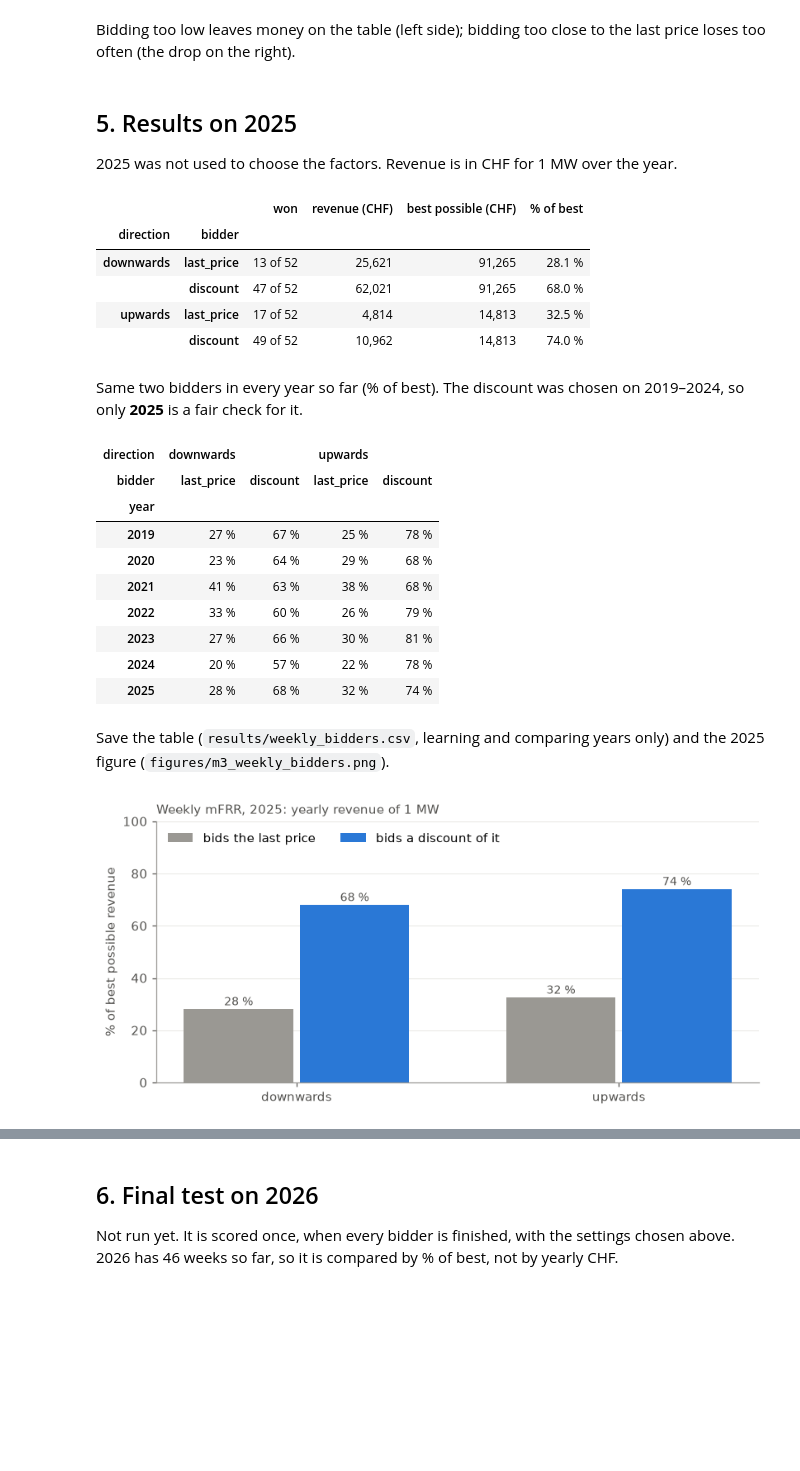
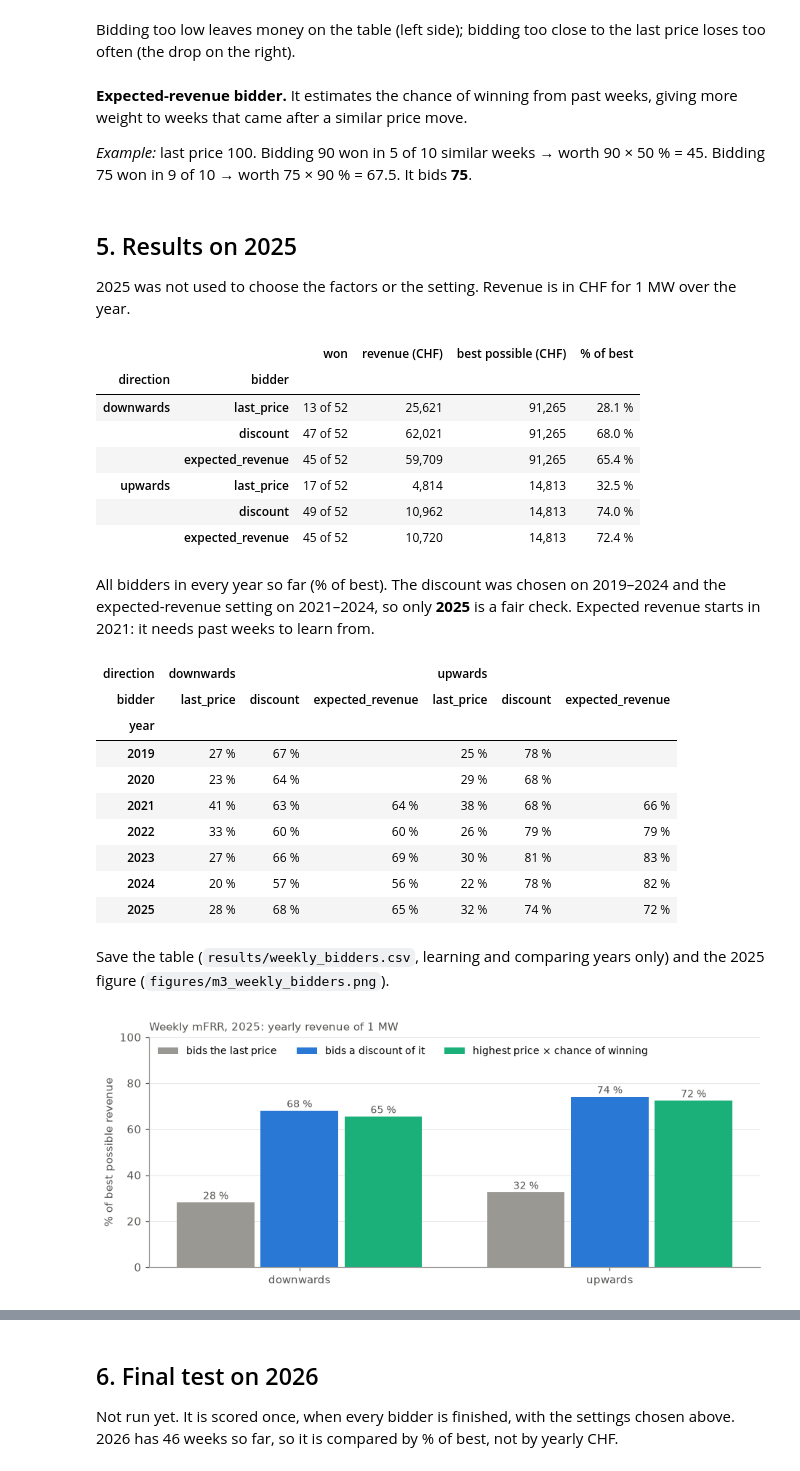
Before and after one commit to carolinaaraujo23/Swissgrid-reserve-price-forecast, a Jupyter notebook: notebooks/m3_bidding_agent.ipynb, the cells around one changed output, grey strips where cells are left out. Saved outputs shown, nothing was run; the diff lists cells and outputs as text; code cells hidden in the pictures; blank space fills up the shorter version.

Commit message:
feat: add expected-revenue bidder

```diff
--- a/notebooks/m3_bidding_agent.ipynb
+++ b/notebooks/m3_bidding_agent.ipynb
@@ -163,17 +164,24 @@ factor chosen on 2019-2024: {'downwards': 0.74, 'upwards': 0.8}
 [figure]
 # %% [markdown]
 Bidding too low leaves money on the table (left side); bidding too close to the last price loses too often (the drop on the right).
+# %% [markdown]
+**Expected-revenue bidder.** It estimates the chance of winning from past weeks, giving more weight to weeks that came after a similar price move.
+
+*Example:* last price 100. Bidding 90 won in 5 of 10 similar weeks → worth 90 × 50 % = 45. Bidding 75 won in 9 of 10 → worth 75 × 90 % = 67.5. It bids **75**.
+# %%
+expected = ExpectedRevenueBidder().fit(weekly)     # reads only weeks published before each deadline
+BIDDERS = {"last_price": LastPriceBidder(), "discount": discount, "expected_revenue": expected}
 # %% [markdown]
 ## 5. Results on 2025
 
-2025 was not used to choose the factors. Revenue is in CHF for 1 MW over the year.
+2025 was not used to choose the factors or the setting. Revenue is in CHF for 1 MW over the year.
 # %%
 def results(year: int) -> pd.DataFrame:
     if year >= FINAL_YEAR:
         raise ValueError("the final year is scored only once, at the end (section 6)")
     due = weekly[weekly["year"] == year]
     rows = []
-    for bidder in (LastPriceBidder(), discount):
+    for bidder in BIDDERS.values():
         t = summarise(score_bids(due, bidder.bid(due)))
         rows.append(t.assign(bidder=bidder.name))
     t = pd.concat(rows)
@@ -183,7 +191,7 @@ def results(year: int) -> pd.DataFrame:
         "revenue (CHF)": t["revenue"].map("{:,.0f}".format),
         "best possible (CHF)": t["best_possible"].map("{:,.0f}".format),
         "% of best": t["pct_of_best"].map("{:.1f} %".format),
-    }).sort_values(["direction", "bidder"], ascending=[True, False]).set_index(["direction", "bidder"])
+    }).sort_values("direction", kind="stable").set_index(["direction", "bidder"])
 
 results(CHOOSE_YEAR)
 # %% [output]
@@ -191,53 +199,55 @@ results(CHOOSE_YEAR)
 | direction | bidder |  |  |  |  |
 | downwards | last_price | 13 of 52 | 25,621 | 91,265 | 28.1 % |
 |  | discount | 47 of 52 | 62,021 | 91,265 | 68.0 % |
+|  | expected_revenue | 45 of 52 | 59,709 | 91,265 | 65.4 % |
 | upwards | last_price | 17 of 52 | 4,814 | 14,813 | 32.5 % |
 |  | discount | 49 of 52 | 10,962 | 14,813 | 74.0 % |
+|  | expected_revenue | 45 of 52 | 10,720 | 14,813 | 72.4 % |
 # %% [markdown]
-Same two bidders in every year so far (% of best). The discount was chosen on 2019–2024, so only **2025** is a fair check for it.
+All bidders in every year so far (% of best). The discount was chosen on 2019–2024 and the expected-revenue setting on 2021–2024, so only **2025** is a fair check. Expected revenue starts in 2021: it needs past weeks to learn from.
 # %%
-rows = []
-for bidder in (LastPriceBidder(), discount):
-    t = summarise(score_bids(weekly, bidder.bid(weekly)))
-    rows.append(t.assign(bidder=bidder.name))
-t = pd.concat(rows).pivot(index="year", columns=["direction", "bidder"], values="pct_of_best")
-t = t.reindex(columns=[(d, b) for d in ("downwards", "upwards") for b in ("last_price", "discount")])
-t.map("{:.0f} %".format)
+def score_all(bidder) -> pd.DataFrame:
+    due = weekly[weekly["year"] >= 2021] if bidder.name == "expected_revenue" else weekly
+    return summarise(score_bids(due, bidder.bid(due))).assign(bidder=bidder.name)
+
+table = pd.concat([score_all(b) for b in BIDDERS.values()])
+wide = table.pivot(index="year", columns=["direction", "bidder"], values="pct_of_best")
+wide = wide.reindex(columns=[(d, b) for d in ("downwards", "upwards") for b in BIDDERS])
+wide.map(lambda v: "" if pd.isna(v) else f"{v:.0f} %")
 # %% [output]
-| direction | downwards |  | upwards |  |
-| bidder | last_price | discount | last_price | discount |
-| year |  |  |  |  |
-| 2019 | 27 % | 67 % | 25 % | 78 % |
-| 2020 | 23 % | 64 % | 29 % | 68 % |
-| 2021 | 41 % | 63 % | 38 % | 68 % |
-| 2022 | 33 % | 60 % | 26 % | 79 % |
-| 2023 | 27 % | 66 % | 30 % | 81 % |
-| 2024 | 20 % | 57 % | 22 % | 78 % |
-| 2025 | 28 % | 68 % | 32 % | 74 % |
+| direction | downwards |  |  | upwards |  |  |
+| bidder | last_price | discount | expected_revenue | last_price | discount | expected_revenue |
+| year |  |  |  |  |  |  |
+| 2019 | 27 % | 67 % |  | 25 % | 78 % |  |
+| 2020 | 23 % | 64 % |  | 29 % | 68 % |  |
+| 2021 | 41 % | 63 % | 64 % | 38 % | 68 % | 66 % |
+| 2022 | 33 % | 60 % | 60 % | 26 % | 79 % | 79 % |
+| 2023 | 27 % | 66 % | 69 % | 30 % | 81 % | 83 % |
+| 2024 | 20 % | 57 % | 56 % | 22 % | 78 % | 82 % |
+| 2025 | 28 % | 68 % | 65 % | 32 % | 74 % | 72 % |
 # %% [markdown]
 Save the table (`results/weekly_bidders.csv`, learning and comparing years only) and the 2025 figure (`figures/m3_weekly_bidders.png`).
 # %%
-BIDDERS = {"last_price": LastPriceBidder(), "discount": discount}
-table = pd.concat([summarise(score_bids(weekly, b.bid(weekly))).assign(bidder=name) for name, b in BIDDERS.items()])
 table["role"] = table["year"].map(role)
 assert (table["year"] < FINAL_YEAR).all()          # the final year must never be in this file
 table = table[["year", "role", "direction", "bidder", "auctions", "wins", "win_rate", "revenue", "best_possible", "pct_of_best"]]
 table = table.sort_values(["year", "direction", "bidder"]).round({"win_rate": 4, "revenue": 2, "best_possible": 2, "pct_of_best": 2})
 table.to_csv(ROOT / "results" / "weekly_bidders.csv", index=False)
 
 chosen = table[table["year"] == CHOOSE_YEAR].pivot(index="direction", columns="bidder", values="pct_of_best")
-STYLE = {"last_price": ("bids the last price", GREY), "discount": ("bids a discount of it", C1)}
-fig, ax = plt.subplots(figsize=(7.5, 3.6))
+STYLE = {"last_price": ("bids the last price", GREY), "discount": ("bids a discount of it", C1),
+         "expected_revenue": ("highest price × chance of winning", "#1baf7a")}
+fig, ax = plt.subplots(figsize=(8.5, 3.6))
 for k, (name, (label, color)) in enumerate(STYLE.items()):
-    x = np.arange(len(chosen)) + (k - (len(STYLE) - 1) / 2) * 0.36
-    ax.bar(x, chosen[name], width=0.34, color=color, label=label, zorder=2)
+    x = np.arange(len(chosen)) + (k - (len(STYLE) - 1) / 2) * 0.27
+    ax.bar(x, chosen[name], width=0.25, color=color, label=label, zorder=2)
     for xi, v in zip(x, chosen[name]):
         ax.text(xi, v + 1.5, f"{v:.0f} %", ha="center", fontsize=9, color=INK)
 ax.set_xticks(range(len(chosen)), chosen.index); ax.grid(axis="x", visible=False)
 ax.set_ylim(0, 100); ax.set_ylabel("% of best possible revenue")
 ax.set_title(f"Weekly mFRR, {CHOOSE_YEAR}: yearly revenue of 1 MW", loc="left", fontsize=10, color=INK)
-ax.legend(loc="upper left", ncol=2); fig.tight_layout()
+ax.legend(loc="upper left", ncol=3, fontsize=9); fig.tight_layout()
 fig.savefig(ROOT / "figures" / "m3_weekly_bidders.png", bbox_inches="tight")
 # %% [output]
-[figure, old version]
+[figure, new version]
 # %% [markdown]
```
Also changed, not shown: parts of 3 cells of this notebook, 4 other files.
